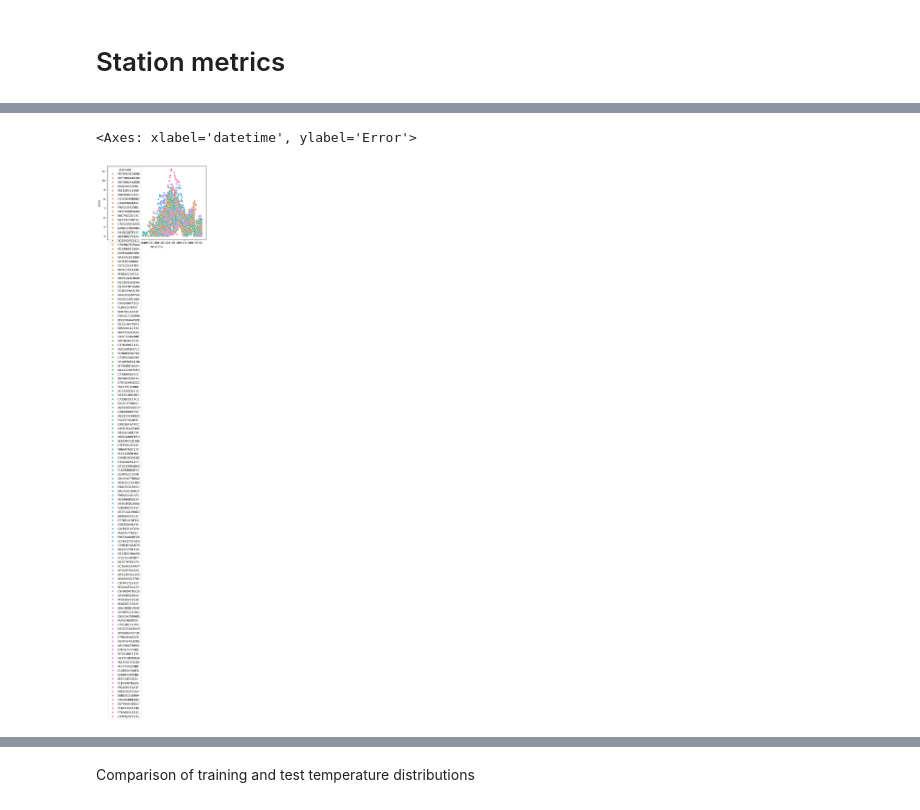
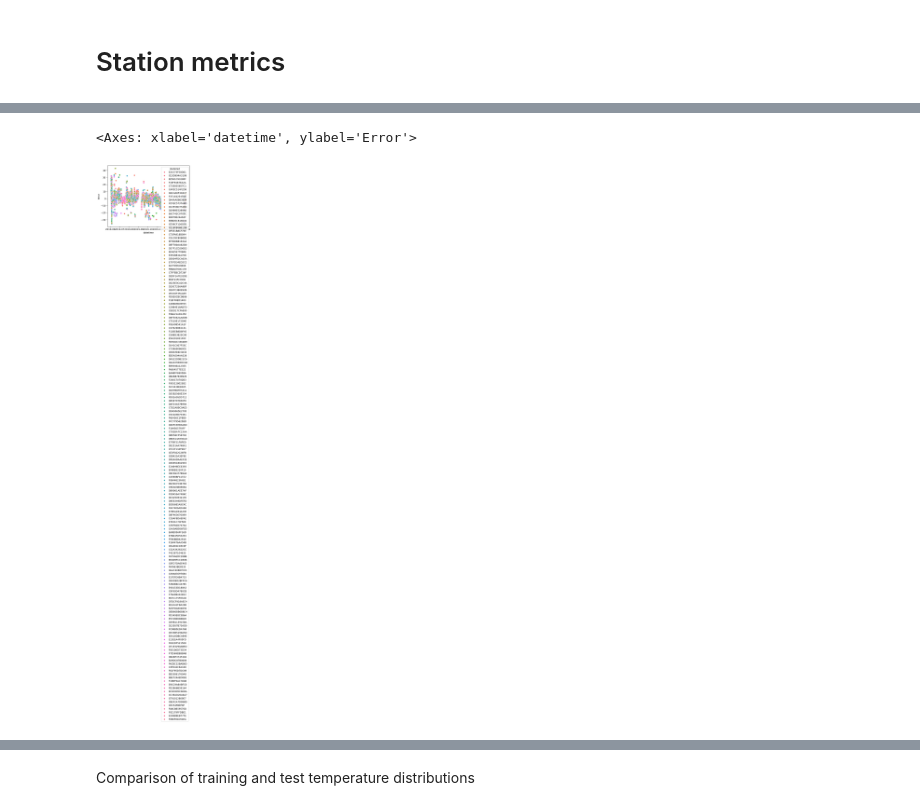
Before and after one commit to ozmanda/meteoblueQRF, a Jupyter notebook: analyses_and_visualisations/training_output_analysis.ipynb, the cells around one changed output, grey strips where cells are left out. Saved outputs shown, nothing was run; the diff lists cells and outputs as text; code cells hidden in the pictures.

```diff
--- a/analyses_and_visualisations/training_output_analysis.ipynb
+++ b/analyses_and_visualisations/training_output_analysis.ipynb
@@ -188,8 +185,8 @@ Median Error: 3.59
 # %%
-sns.scatterplot(data=test[test['Error'] > 4], x='datetime', y='Error', hue='stationid')
+sns.scatterplot(data=test, x='datetime', y='Error', hue='stationid')
 # %% [output]
 <Axes: xlabel='datetime', ylabel='Error'>
-[figure, old version]
+[figure, new version]
 # %%
 plt.figure(figsize=(10, 5))
 sns.lineplot(data=outputfile, x='datetime', y='True Temperature', label='True Temperature', color='blue', errorbar='sd')
```
Also changed, not shown: parts of 12 cells of this notebook.
